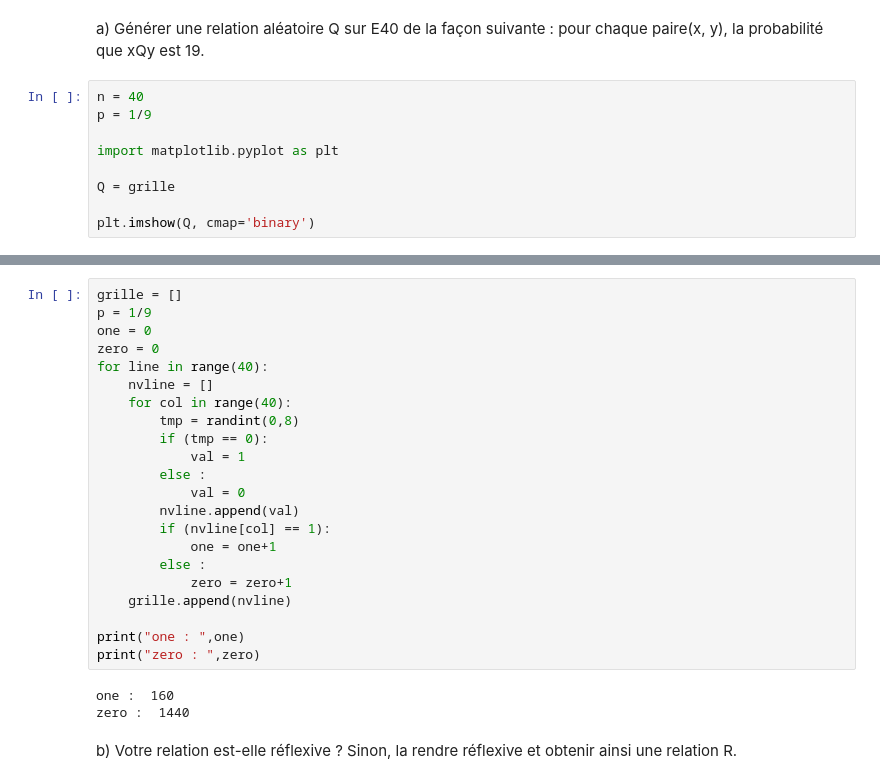
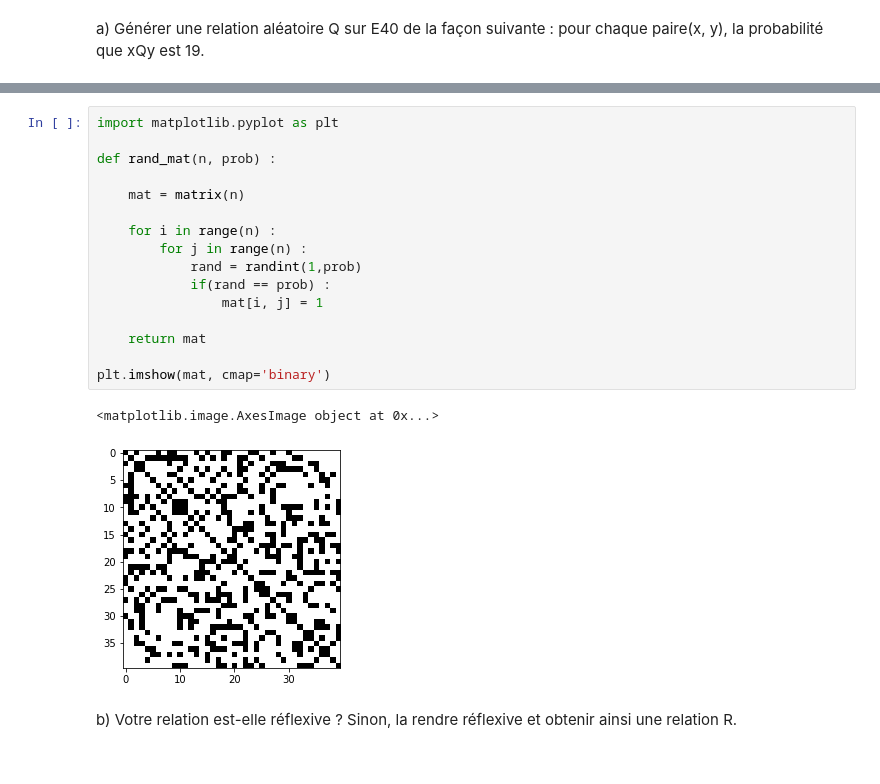
Before and after one commit to EmilieCLARY/maths-tp, a Jupyter notebook: TP 9/TP9_CLARY_DIEU_Relations.ipynb, the cells around one changed output, grey strips where cells are left out. Cells and saved outputs as stored; diff of their text form.

```diff
--- a/TP 9/TP9_CLARY_DIEU_Relations.ipynb
+++ b/TP 9/TP9_CLARY_DIEU_Relations.ipynb
@@ -148,12 +165,3 @@ def is_antisymmetric(matrice) :
 ## Exercice 2 : (étude d'une relation aléatoire)
 # %% [markdown]
 a) Générer une relation aléatoire Q sur E40 de la façon suivante : pour chaque paire(x, y), la probabilité que xQy est 19.
-# %%
-n = 40
-p = 1/9
-
-import matplotlib.pyplot as plt
-
-Q = grille
-
-plt.imshow(Q, cmap='binary')
@@ -163,27 +168,21 @@ plt.imshow(Q, cmap='binary')
-# %%
-grille = []
-p = 1/9
-one = 0
-zero = 0
-for line in range(40):
-    nvline = []
-    for col in range(40):
-        tmp = randint(0,8)
-        if (tmp == 0):
-            val = 1
-        else :
-            val = 0
-        nvline.append(val)
-        if (nvline[col] == 1):
-            one = one+1
-        else :
-            zero = zero+1
-    grille.append(nvline)
-
-print("one : ",one)
-print("zero : ",zero)
-# %% [output]
-one :  160
-zero :  1440
+# %%
+import matplotlib.pyplot as plt
+
+def rand_mat(n, prob) :
+
+    mat = matrix(n)
+
+    for i in range(n) :
+        for j in range(n) :
+            rand = randint(1,prob)
+            if(rand == prob) :
+                mat[i, j] = 1
+
+    return mat
+
+plt.imshow(mat, cmap='binary')
+# %% [output]
+<matplotlib.image.AxesImage object at 0x...>
+[figure, added]
 # %% [markdown]
 b) Votre relation est-elle réflexive ? Sinon, la rendre réflexive et obtenir ainsi une relation R.
```
Also changed, not shown: parts of 18 cells of this notebook.
